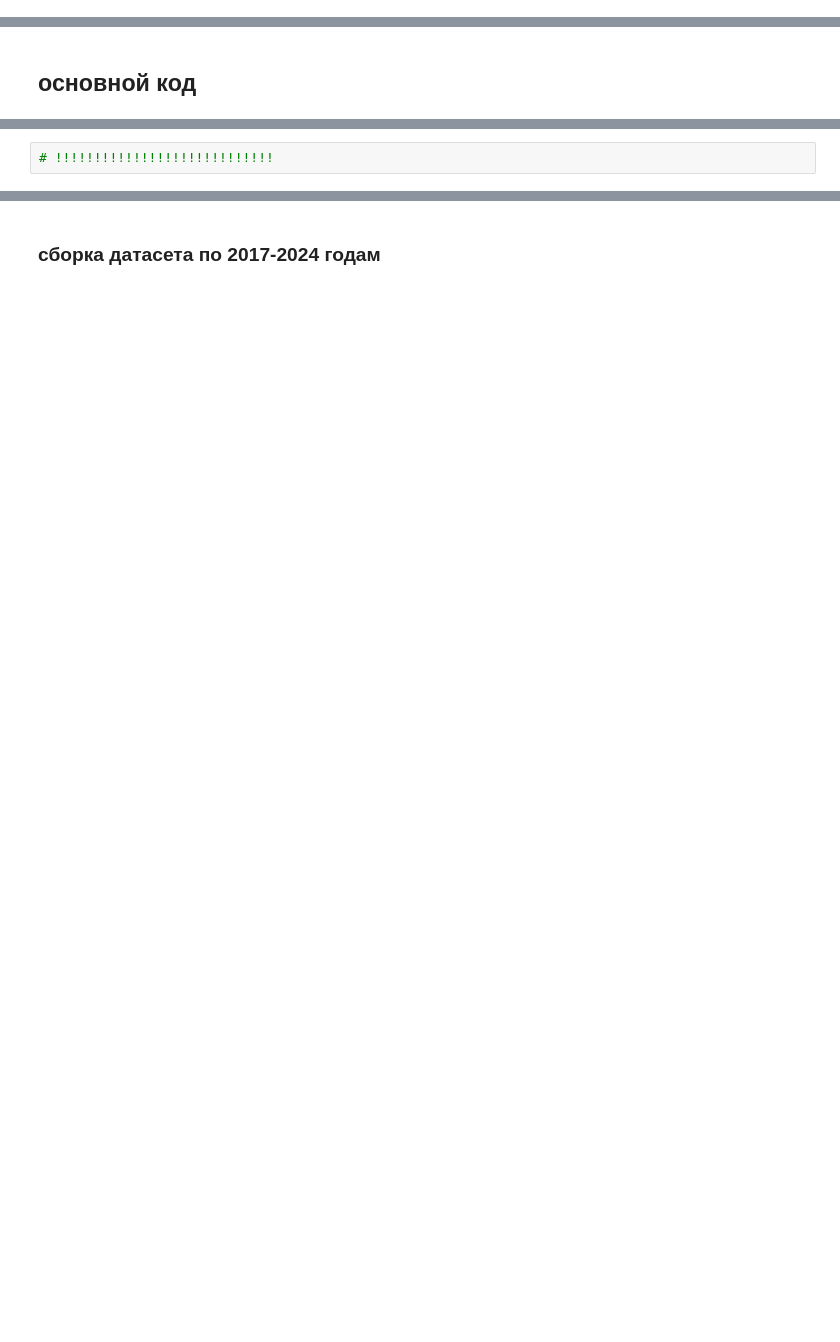
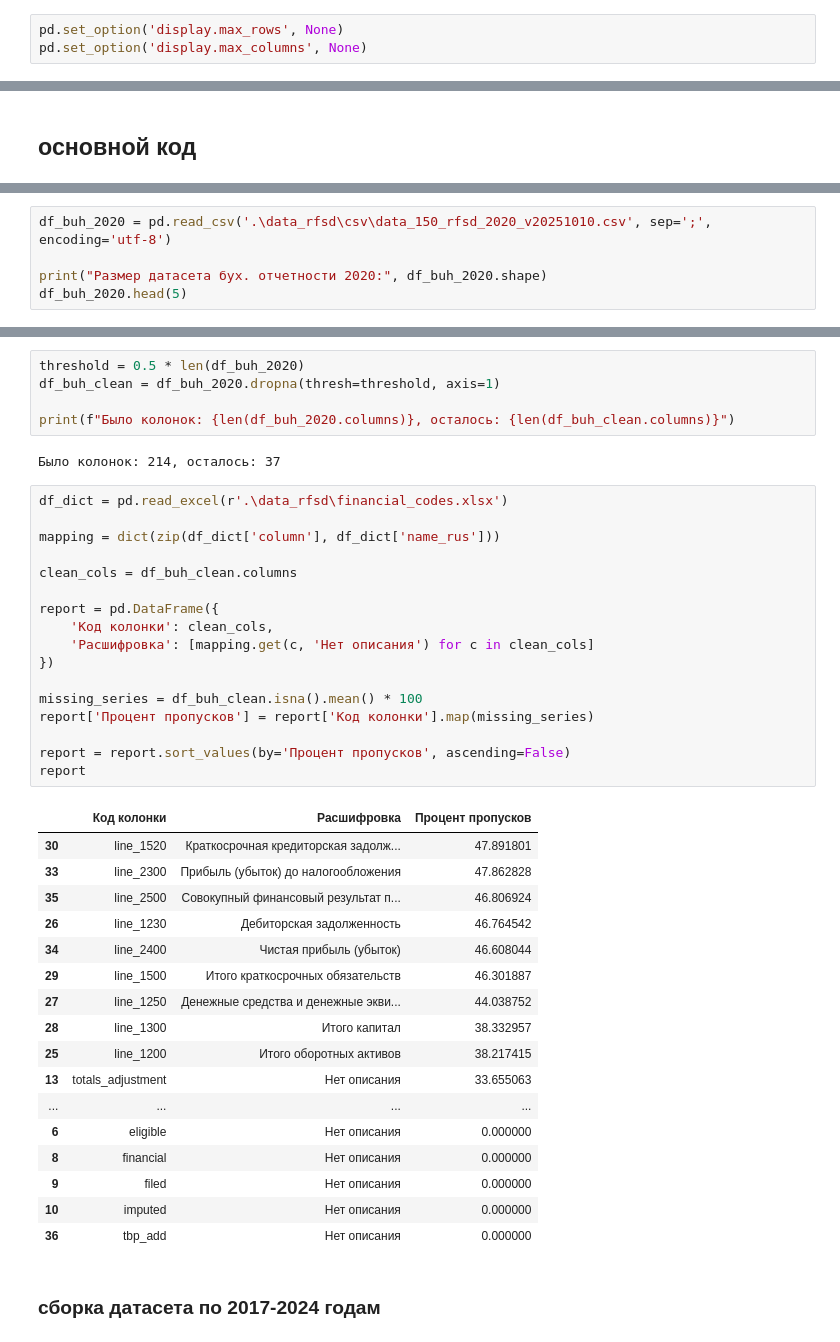
Before and after one commit to maomaoshka/course_work_3-llm_default_graph, a Jupyter notebook: clean.ipynb, the cells around one changed output, grey strips where cells are left out. Cells and saved outputs as stored; diff of their text form; blank space fills up the shorter version.

```diff
--- a/clean.ipynb
+++ b/clean.ipynb
@@ -39 +46,4 @@ import random
+# %%
+pd.set_option('display.max_rows', None)
+pd.set_option('display.max_columns', None)
 # %% [markdown]
@@ -72,2 +107,5 @@ array([{'inn': 278920547.0, 'proxy_target': 0, 'text_for_embedding': 'зрела
 # %%
-# !!!!!!!!!!!!!!!!!!!!!!!!!!!!
+df_buh_2020 = pd.read_csv('.\data_rfsd\csv\data_150_rfsd_2020_v20251010.csv', sep=';', encoding='utf-8')
+
+print("Размер датасета бух. отчетности 2020:", df_buh_2020.shape)
+df_buh_2020.head(5)
@@ -74,2 +143,44 @@ array([{'inn': 278920547.0, 'proxy_target': 0, 'text_for_embedding': 'зрела
+# %%
+threshold = 0.5 * len(df_buh_2020)
+df_buh_clean = df_buh_2020.dropna(thresh=threshold, axis=1)
+
+print(f"Было колонок: {len(df_buh_2020.columns)}, осталось: {len(df_buh_clean.columns)}")
+# %% [output]
+Было колонок: 214, осталось: 37
+# %%
+df_dict = pd.read_excel(r'.\data_rfsd\financial_codes.xlsx')
+
+mapping = dict(zip(df_dict['column'], df_dict['name_rus']))
+
+clean_cols = df_buh_clean.columns
+
+report = pd.DataFrame({
+    'Код колонки': clean_cols,
+    'Расшифровка': [mapping.get(c, 'Нет описания') for c in clean_cols]
+})
+
+missing_series = df_buh_clean.isna().mean() * 100
+report['Процент пропусков'] = report['Код колонки'].map(missing_series)
+
+report = report.sort_values(by='Процент пропусков', ascending=False)
+report
+# %% [output]
+|  | Код колонки | Расшифровка | Процент пропусков |
+| 30 | line_1520 | Краткосрочная кредиторская задолж... | 47.891801 |
+| 33 | line_2300 | Прибыль (убыток) до налогообложения | 47.862828 |
+| 35 | line_2500 | Совокупный финансовый результат п... | 46.806924 |
+| 26 | line_1230 | Дебиторская задолженность | 46.764542 |
+| 34 | line_2400 | Чистая прибыль (убыток) | 46.608044 |
+| 29 | line_1500 | Итого краткосрочных обязательств | 46.301887 |
+| 27 | line_1250 | Денежные средства и денежные экви... | 44.038752 |
+| 28 | line_1300 | Итого капитал | 38.332957 |
+| 25 | line_1200 | Итого оборотных активов | 38.217415 |
+| 13 | totals_adjustment | Нет описания | 33.655063 |
+| ... | ... | ... | ... |
+| 6 | eligible | Нет описания | 0.000000 |
+| 8 | financial | Нет описания | 0.000000 |
+| 9 | filed | Нет описания | 0.000000 |
+| 10 | imputed | Нет описания | 0.000000 |
+| 36 | tbp_add | Нет описания | 0.000000 |
 # %% [markdown]
 ### сборка датасета по 2017-2024 годам
```
Also changed, not shown: parts of 55 cells of this notebook.
